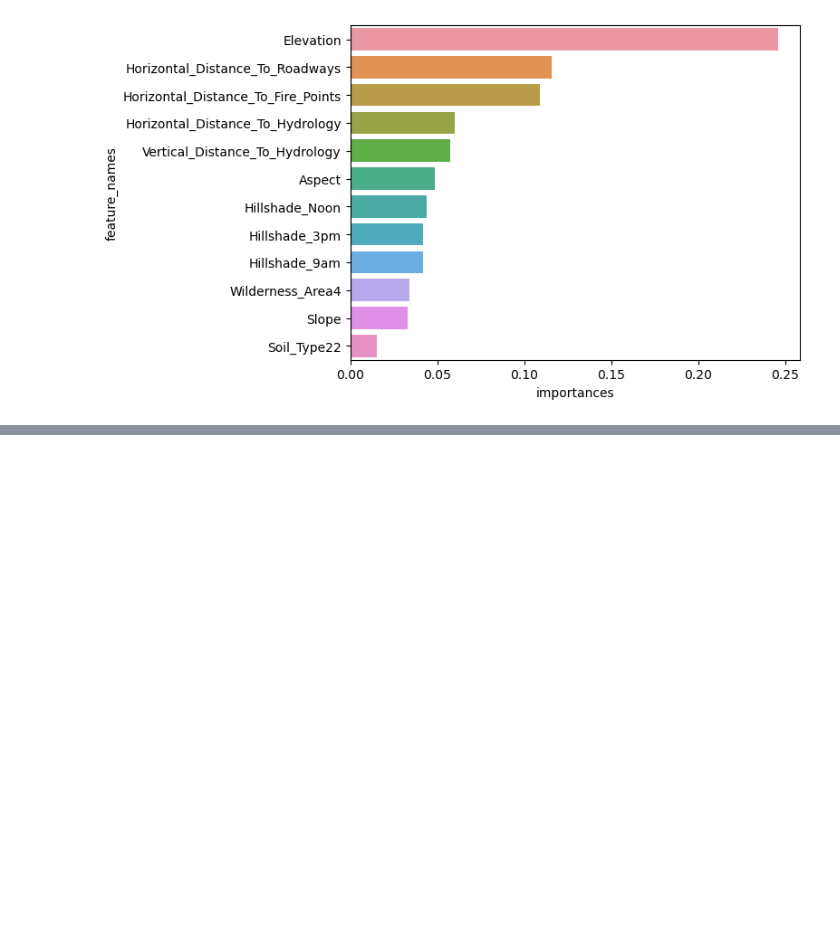
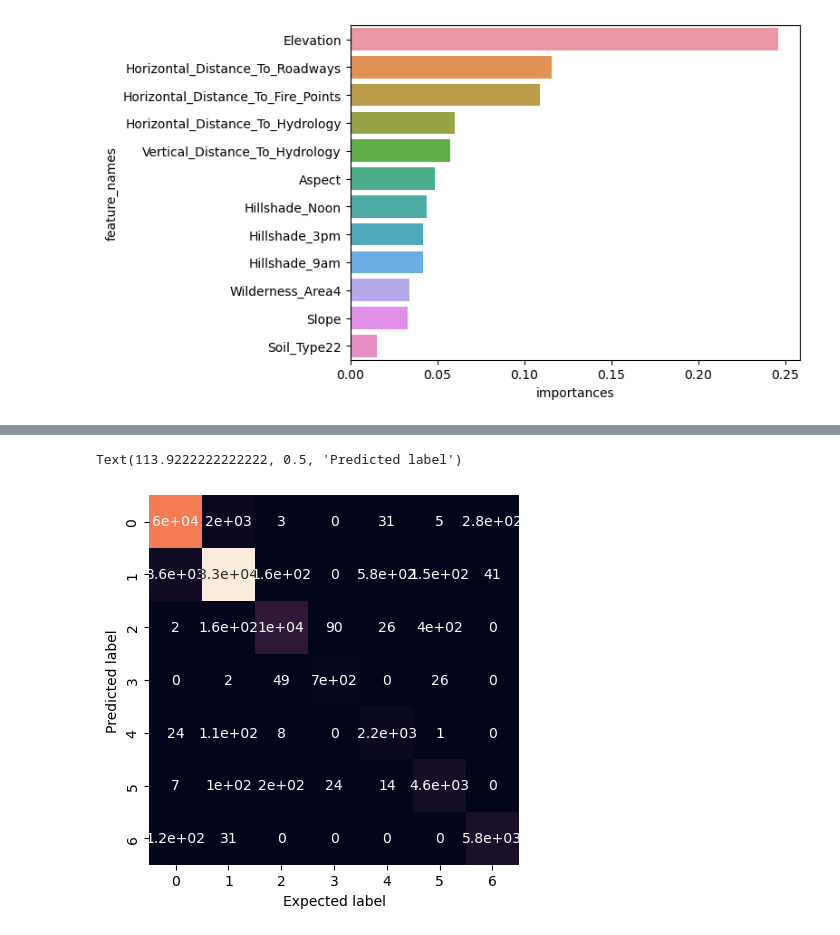
Before and after one commit to chanks06/forest, a Jupyter notebook: task_4.1.ipynb, the cells around one changed output, grey strips where cells are left out. Drawn from its saved outputs; the diff is of its cells as text; code cells hidden in the pictures; blank space fills up the shorter version.

```diff
--- a/task_4.1.ipynb
+++ b/task_4.1.ipynb
@@ -113,0 +120,3 @@ sns.barplot(x=importances["importances"][0:12],
+# %%
+rf = RandomForestClassifier(random_state=650,
+                            n_estimators=250)
@@ -113,0 +148,2 @@ sns.barplot(x=importances["importances"][0:12],
+# %%
+rf.fit(X_train, y_train)
@@ -113,0 +152,2 @@ sns.barplot(x=importances["importances"][0:12],
+# %%
+rf_pred = rf.predict(X_test)
@@ -113,0 +197,4 @@ sns.barplot(x=importances["importances"][0:12],
+# %%
+imbal_conf = confusion_matrix(rf_pred, y_test)
+
+print(imbal_conf)
@@ -113,0 +209,7 @@ sns.barplot(x=importances["importances"][0:12],
+# %%
+sns.heatmap(imbal_conf, square=True, annot=True, cbar=False)
+plt.xlabel("Expected label")
+plt.ylabel("Predicted label")
+# %% [output]
+Text(113.9222222222222, 0.5, 'Predicted label')
+[figure, added]
```
Also changed, not shown: parts of 22 cells of this notebook, 1 other file.
